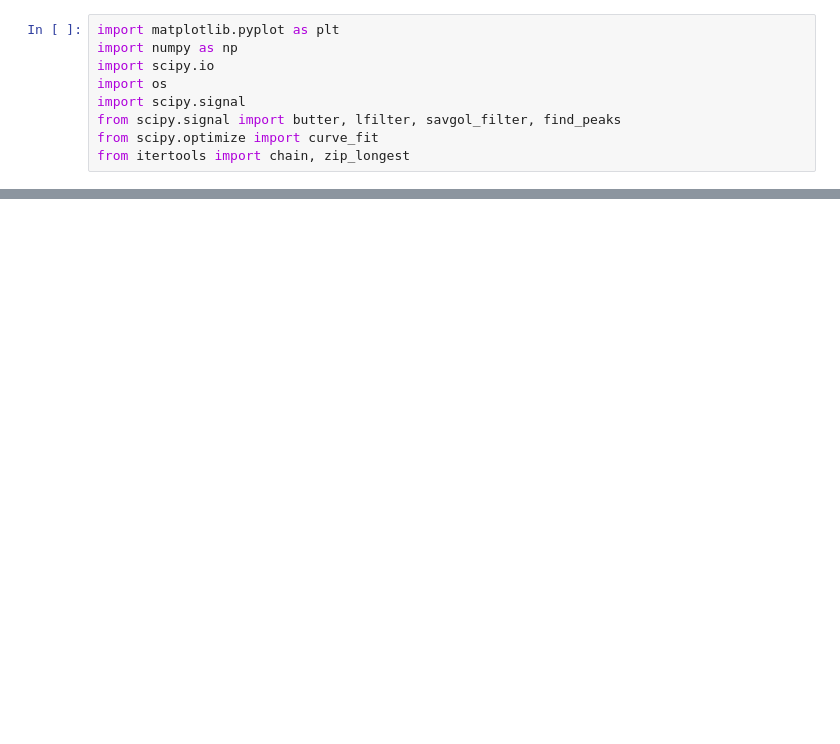
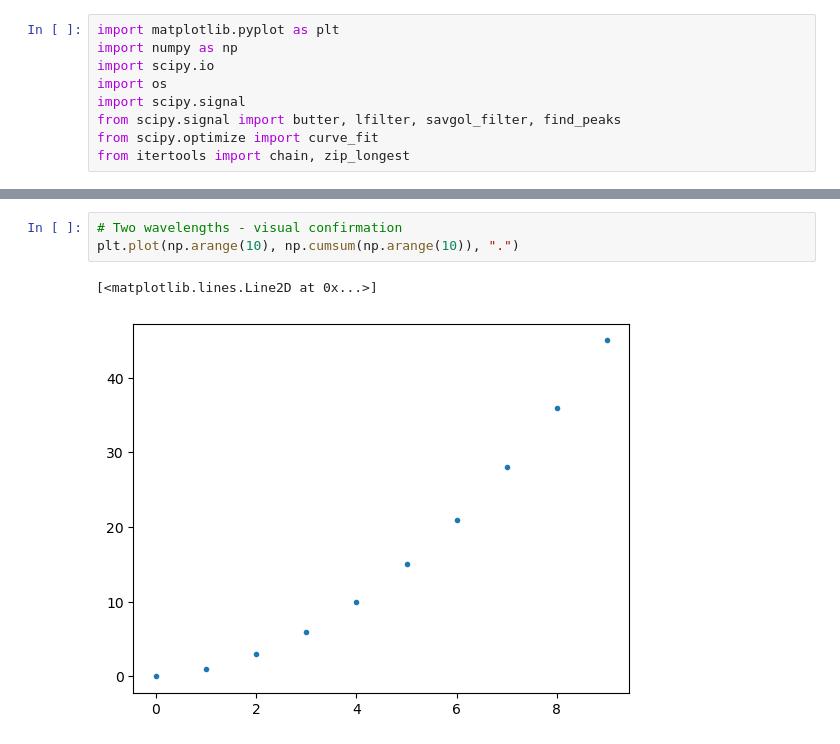
Before and after one commit to LeoKonzett/PhD, a Jupyter notebook: DataAnalysis.ipynb, the cells around one changed output, grey strips where cells are left out. Drawn from its saved outputs; the diff is of its cells as text; blank space fills up the shorter version.

```diff
--- a/DataAnalysis.ipynb
+++ b/DataAnalysis.ipynb
@@ -250,0 +324,6 @@ plt.xlim(10000, 70000)
+# %%
+# Two wavelengths - visual confirmation
+plt.plot(np.arange(10), np.cumsum(np.arange(10)), ".")
+# %% [output]
+[<matplotlib.lines.Line2D at 0x...>]
+[figure, added]
```
Also changed, not shown: parts of 12 cells of this notebook, 6 other files.
